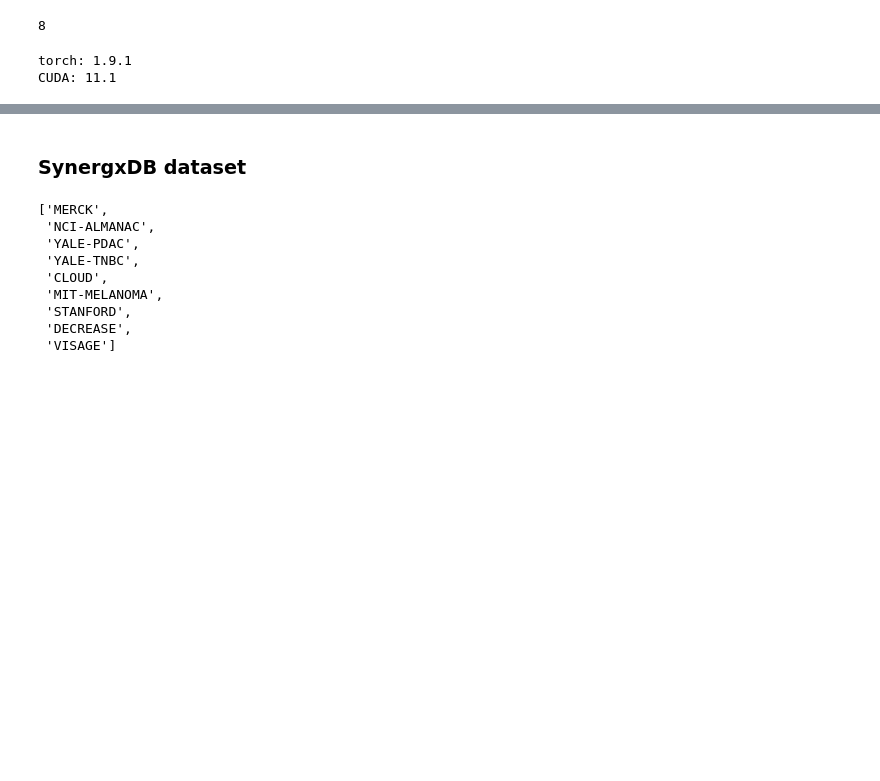
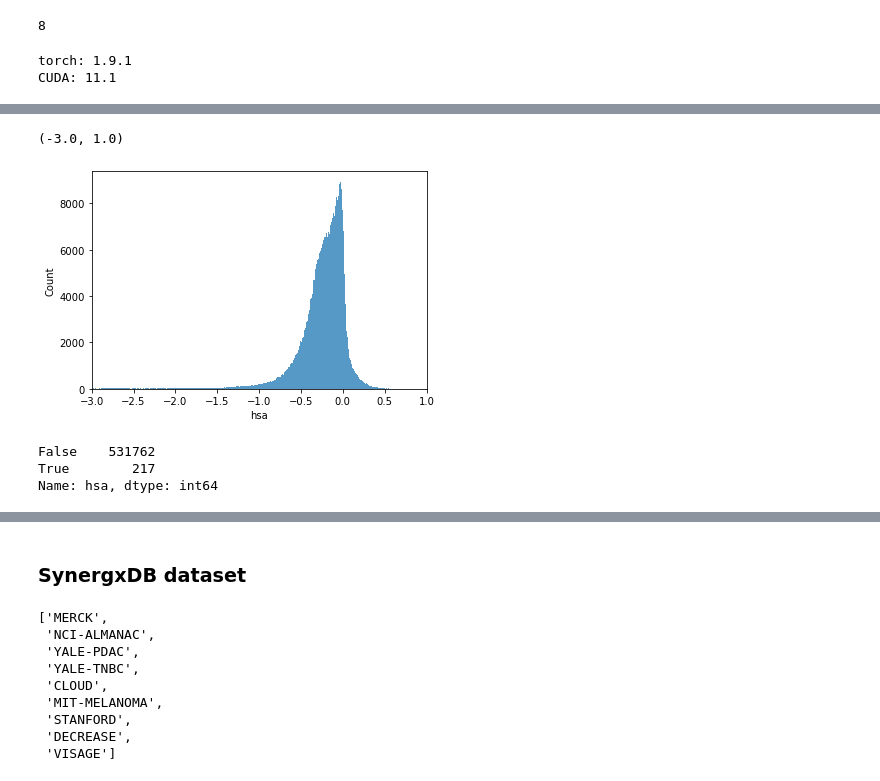
Before and after one commit to uzh-dqbm-cmi/graphnn, a Jupyter notebook: notebooks/DeepAdr_dataset-SynergxDB.ipynb, the cells around one changed output, grey strips where cells are left out. Cells and saved outputs as stored; diff of their text form; code cells hidden in the pictures; blank space fills up the shorter version.

```diff
--- a/notebooks/DeepAdr_dataset-SynergxDB.ipynb
+++ b/notebooks/DeepAdr_dataset-SynergxDB.ipynb
@@ -76,0 +262,12 @@ CUDA: 11.1
+# %%
+ax = sns.histplot(df_synergxdb.hsa)
+ax.set_xlim(-3, 1)
+# %% [output]
+(-3.0, 1.0)
+[figure, added]
+# %%
+df_synergxdb.hsa.isna().value_counts()
+# %% [output]
+False    531762
+True        217
+Name: hsa, dtype: int64
```
Also changed, not shown: parts of 28 cells of this notebook, 3 other files.
